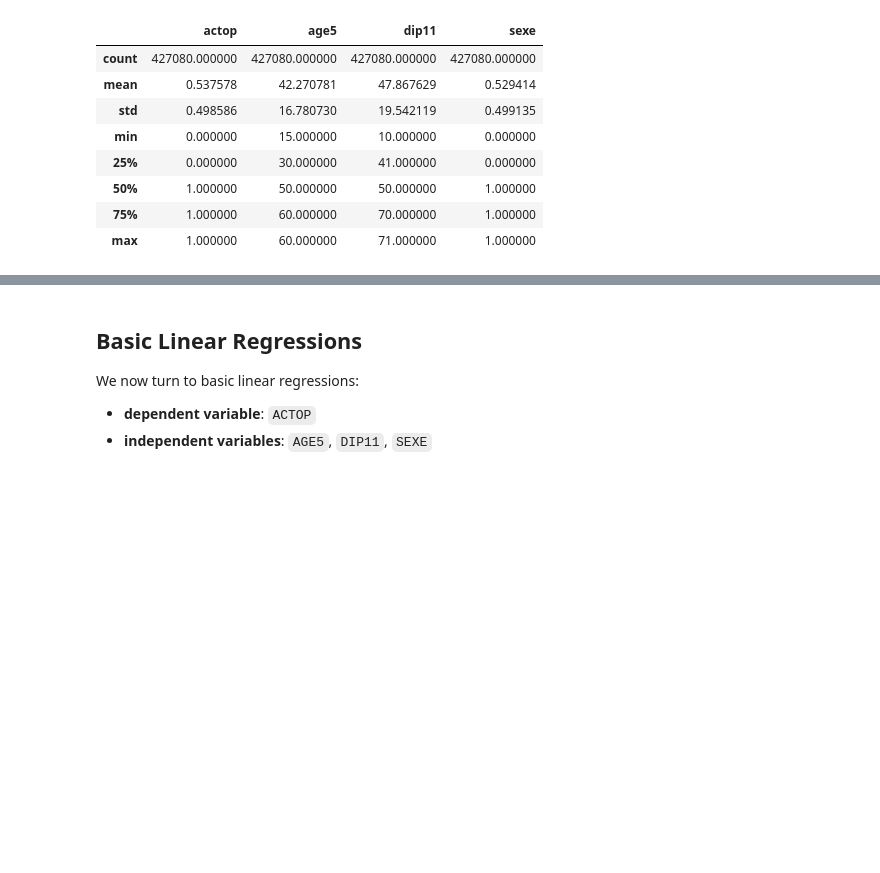
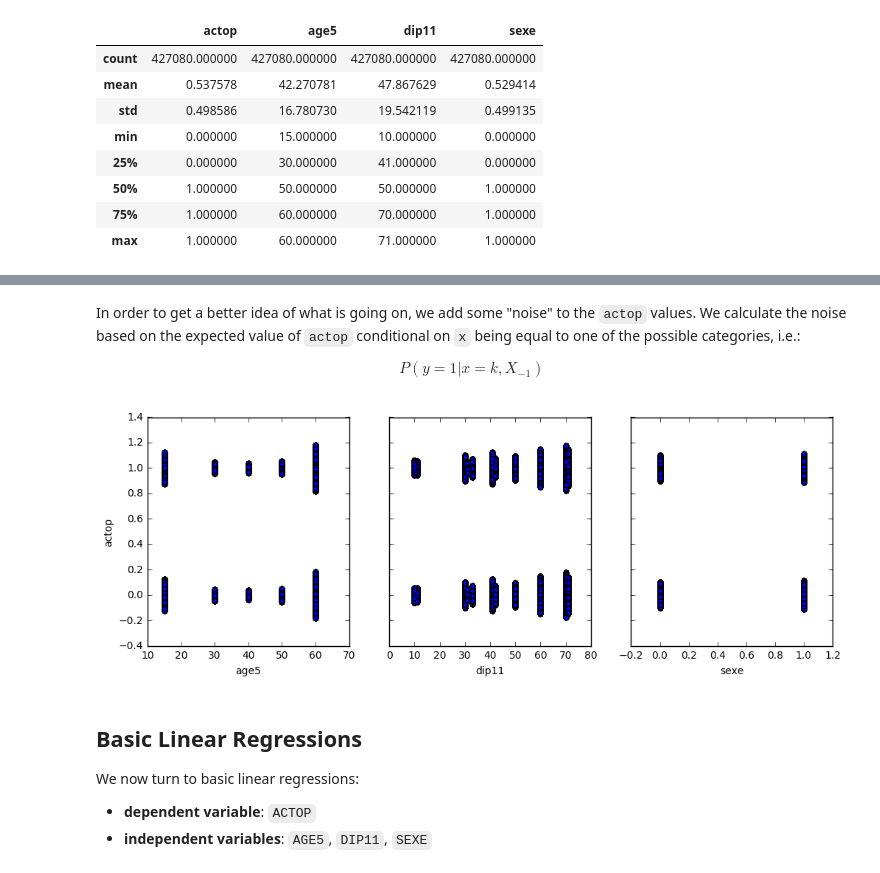
Before and after one commit to ncocacola/econml, a Jupyter notebook: econml.ipynb, the cells around one changed output, grey strips where cells are left out. Saved outputs shown, nothing was run; the diff lists cells and outputs as text; code cells hidden in the pictures; blank space fills up the shorter version.

```diff
--- a/econml.ipynb
+++ b/econml.ipynb
@@ -232,3 +232,42 @@ df.plot(kind="scatter", x="sexe", y="actop", ax=x_axis[2])
+# %% [markdown]
+In order to get a better idea of what is going on, we add some "noise" to the `actop` values. We calculate the noise based on the expected value of `actop` conditional on `x` being equal to one of the possible categories, i.e.:
+
+$$P(y=1 | x=k, X_{-1})$$
+# %%
+params = [_ for _ in basic.columns if _ != "actop"]
+xy = {}
+
+figure, x_axis = plt.subplots(1, len(params), sharey=True, figsize=(12, 4))
+
+# Create a new DataFrame(param, noisy("actop")) for each of the parameters of interest
+# and store this DataFrame in the `xy` dictionary.
+for ix, param in enumerate(params):
+    xy[param] = basic[[param, "actop"]].copy()
+
+    # Calculate mean value of `actop` for each `param` category
+    # Note: mean(actop) is the probability of employment for a given category
+    means = xy[param].groupby(param).mean()
+
+    # Scale down the means to be in [0, 0.2], such that the points
+    # are contained in a circle with radius 0.2 around y=0 and y=1
+    means *= 0.2
+
+    # Generate a "noise" Series from a uniform distribution with range [-mean, mean]
+    # Take the `params` column of observations, map the appropriate mean
+    # then apply the `uniform` function to the mean
+    meansd = means["actop"].to_dict()
+    eps = xy[param][param].map(meansd)
+    eps = eps.apply(lambda x: np.random.uniform(-x, x))
+
+    # Add the `epsilon` and (original) `actop` vectors
+    xy[param]["actop"] += eps
+
+    # For each `param`, we now have a DataFrame that maps `param`-value to `noisy(actop)`,
+    # and we are ready to plot the noisy version of the chart, using the `figure` object
+    # created above
+    xy[param].plot.scatter(x=param, y="actop", ax=x_axis[ix])
+# %% [output]
+[figure, added]
 # %% [markdown]
 ## Basic Linear Regressions
 We now turn to basic linear regressions:
```
Also changed, not shown: parts of 3 cells of this notebook.
